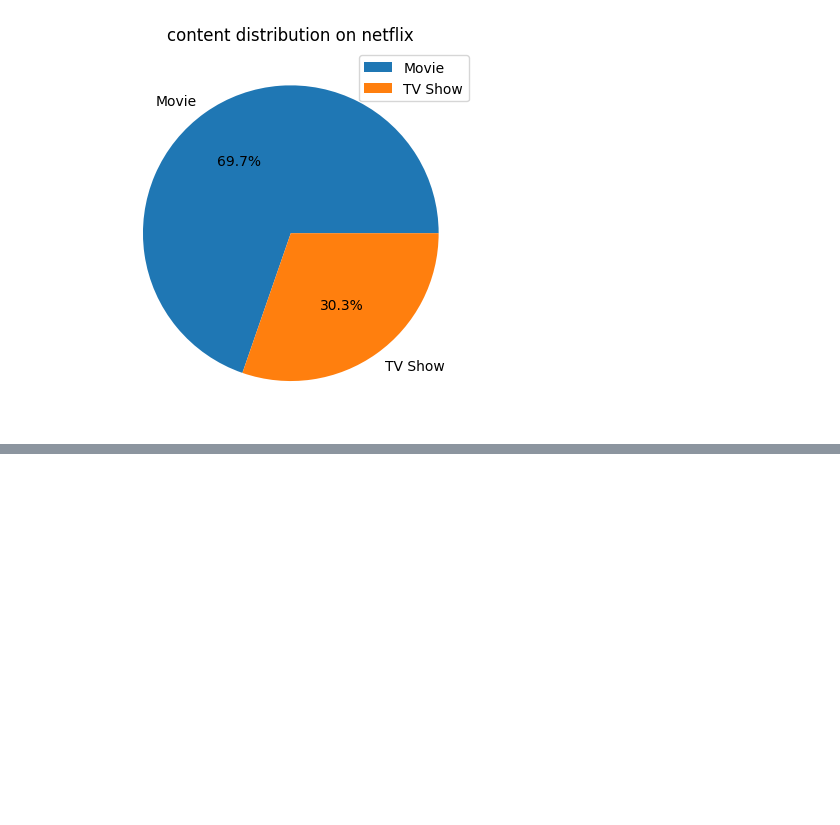
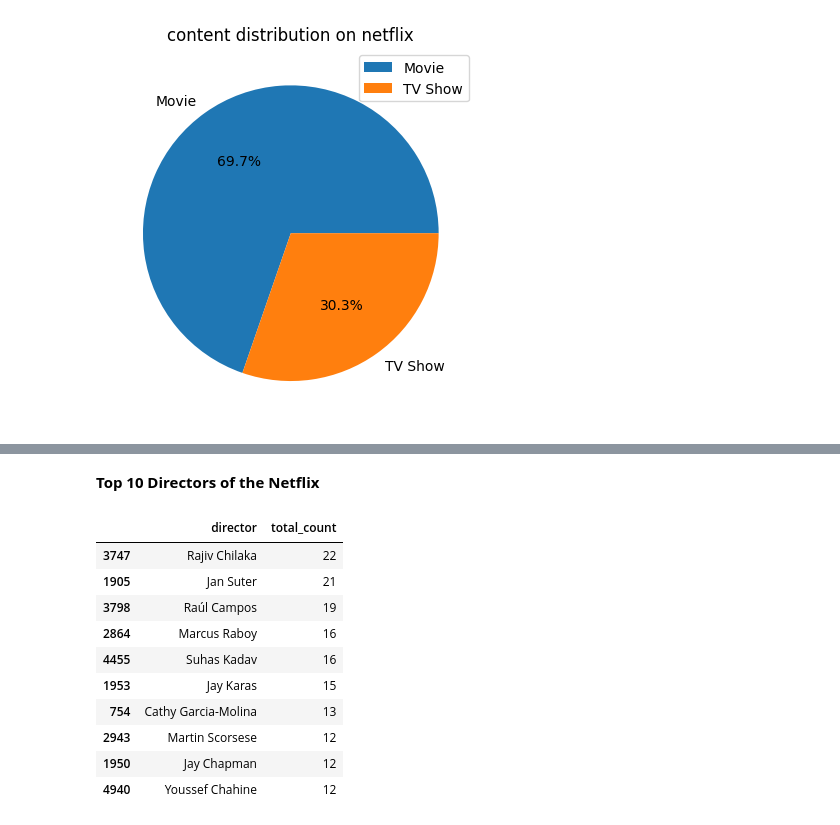
Before and after one commit to pragnakulkarni/Netflix-Movies-and-TV-Shows, a Jupyter notebook: Welcome_To_Colab.ipynb, the cells around one changed output, grey strips where cells are left out. Saved outputs shown, nothing was run; the diff lists cells and outputs as text; code cells hidden in the pictures; blank space fills up the shorter version.

```diff
--- a/Welcome_To_Colab.ipynb
+++ b/Welcome_To_Colab.ipynb
@@ -168,0 +229,17 @@ plt.legend(content_type['type'], loc = 'best')
+# %% [markdown]
+**Top 10 Directors of the Netflix**
+# %%
+top10Directors = known_directors.head(10)
+top10Directors
+# %% [output]
+|  | director | total_count |
+| 3747 | Rajiv Chilaka | 22 |
+| 1905 | Jan Suter | 21 |
+| 3798 | Raúl Campos | 19 |
+| 2864 | Marcus Raboy | 16 |
+| 4455 | Suhas Kadav | 16 |
+| 1953 | Jay Karas | 15 |
+| 754 | Cathy Garcia-Molina | 13 |
+| 2943 | Martin Scorsese | 12 |
+| 1950 | Jay Chapman | 12 |
+| 4940 | Youssef Chahine | 12 |
```
Also changed, not shown: parts of 5 cells of this notebook.
